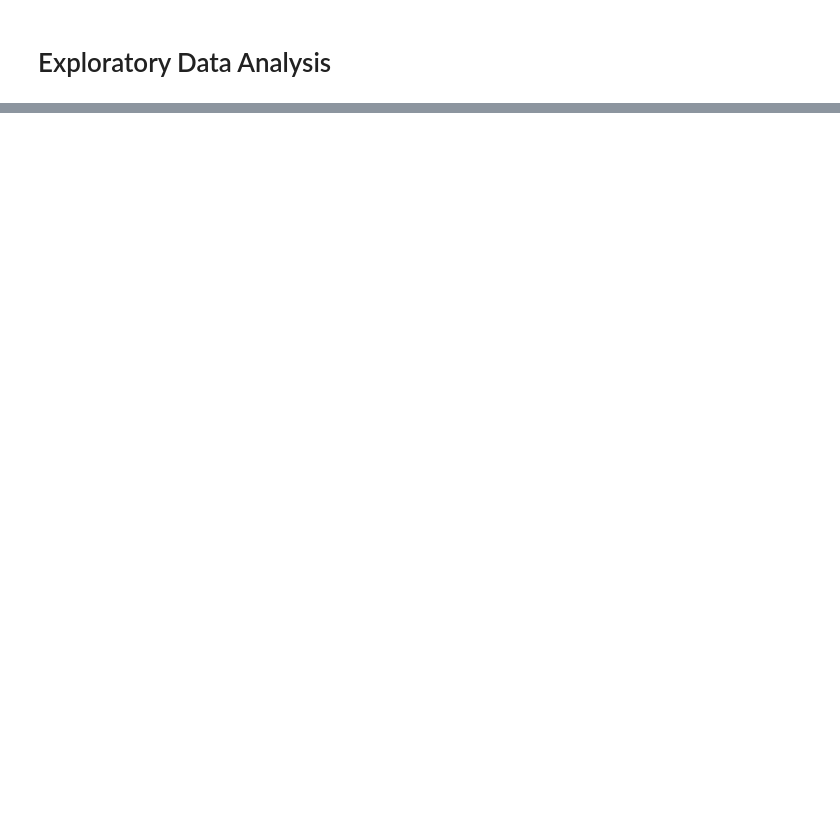
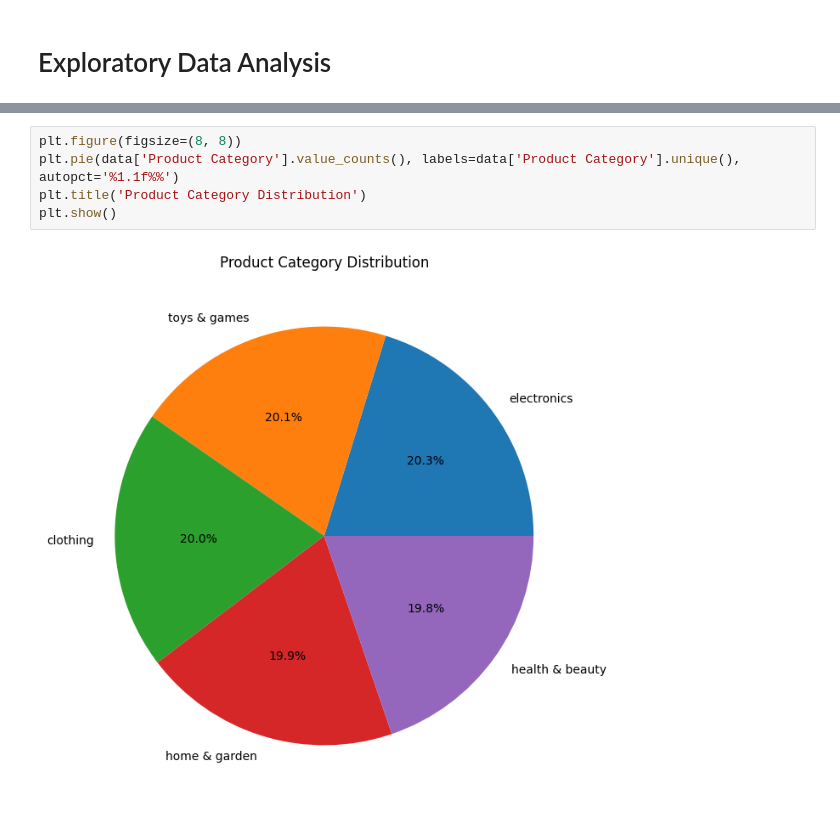
Before and after one commit to briannoelkesuma/BT4012-Group-15-Ecommerce-Fraud, a Jupyter notebook: notebook.ipynb, the cells around one changed output, grey strips where cells are left out. Drawn from its saved outputs; the diff is of its cells as text; blank space fills up the shorter version.

```diff
--- a/notebook.ipynb
+++ b/notebook.ipynb
@@ -73,0 +80,7 @@ plt.show()
+# %%
+plt.figure(figsize=(8, 8))
+plt.pie(data['Product Category'].value_counts(), labels=data['Product Category'].unique(), autopct='%1.1f%%')
+plt.title('Product Category Distribution')
+plt.show()
+# %% [output]
+[figure, added]
```
Also changed, not shown: parts of 12 cells of this notebook, 2 other files.
